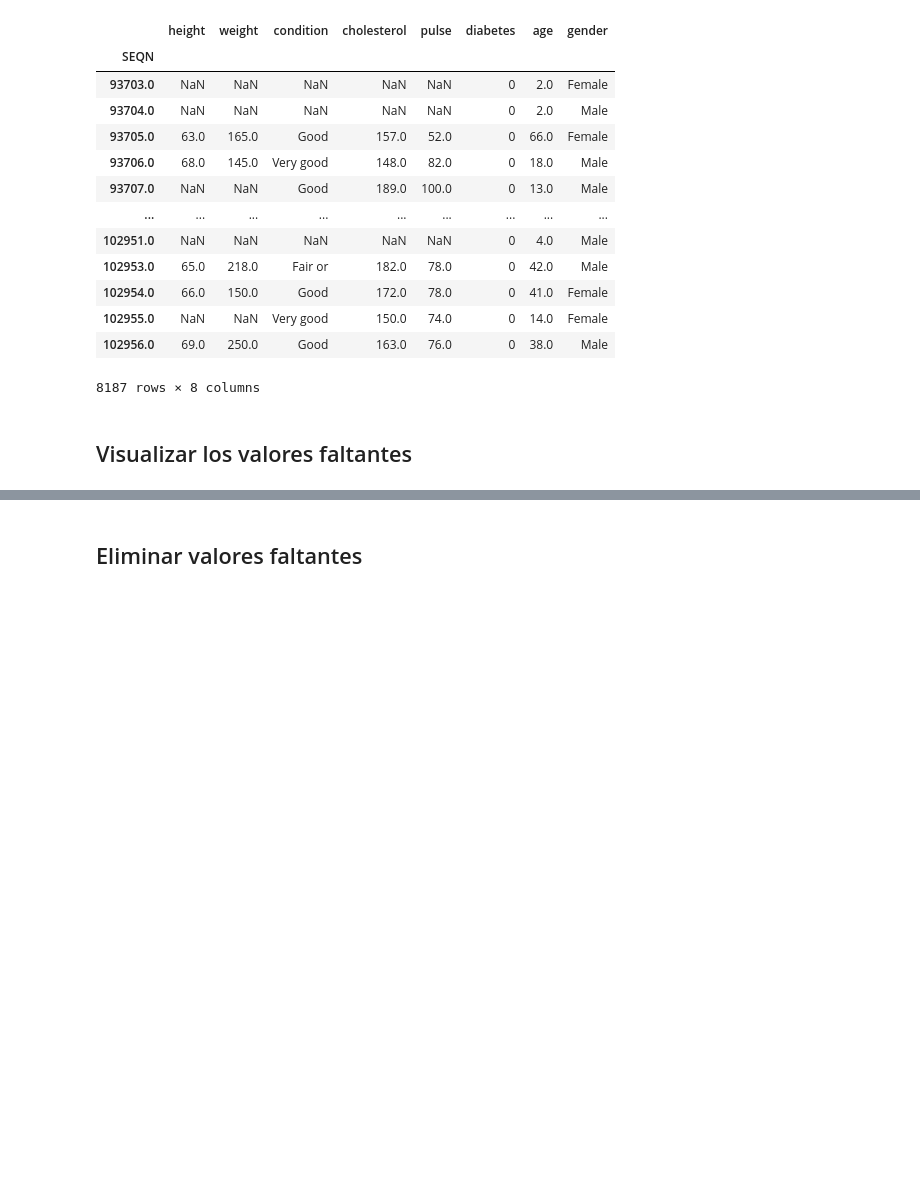
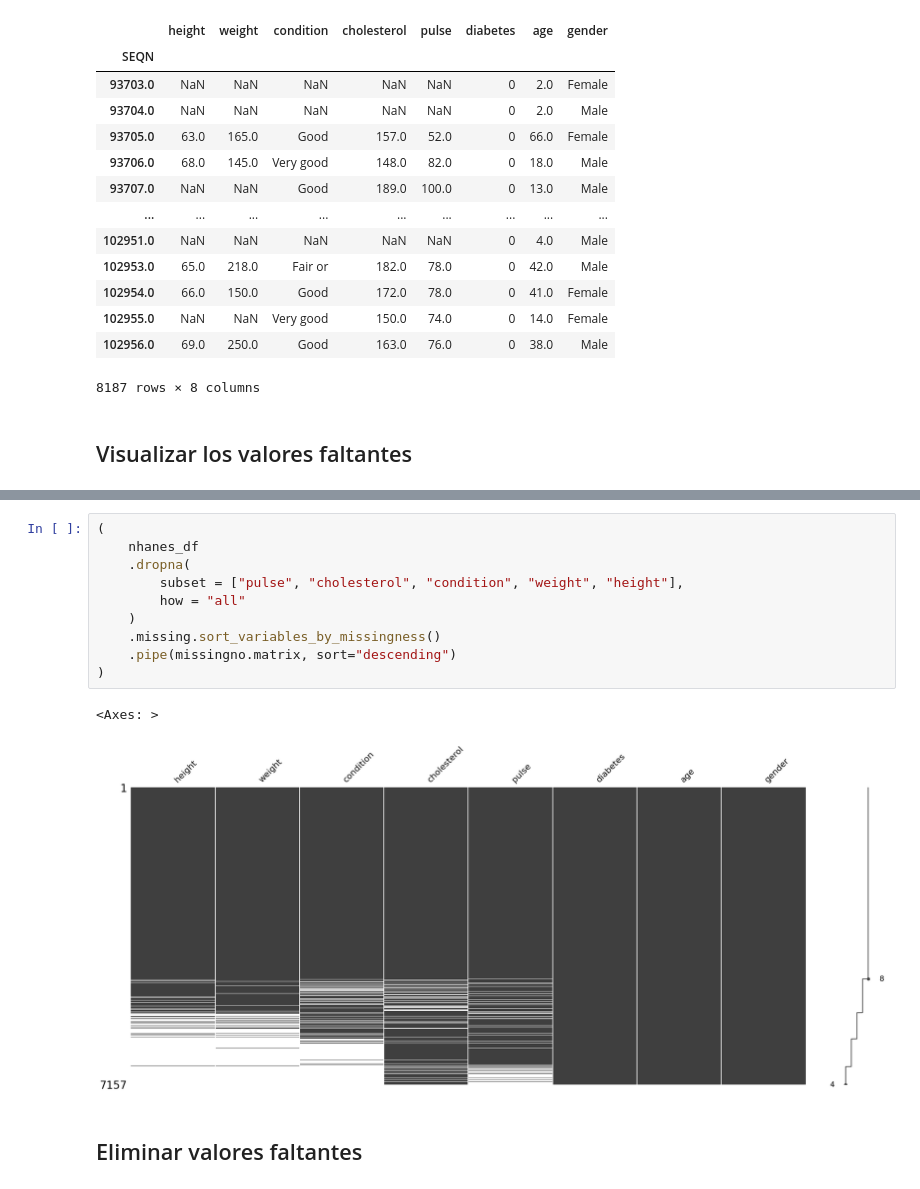
Before and after one commit to jariel17/curso-datos-faltantes-i, a Jupyter notebook: live-download-data-and-load-it.ipynb, the cells around one changed output, grey strips where cells are left out. Saved outputs shown, nothing was run; the diff lists cells and outputs as text; blank space fills up the shorter version.

```diff
--- a/live-download-data-and-load-it.ipynb
+++ b/live-download-data-and-load-it.ipynb
@@ -150,2 +171,15 @@ nhanes_df
+# %%
+(
+    nhanes_df
+    .dropna(
+        subset = ["pulse", "cholesterol", "condition", "weight", "height"],
+        how = "all"
+    )
+    .missing.sort_variables_by_missingness()
+    .pipe(missingno.matrix, sort="descending")
+)
+# %% [output]
+<Axes: >
+[figure, added]
 # %% [markdown]
 ## Eliminar valores faltantes
```
Also changed, not shown: parts of 3 cells of this notebook, 1 other file.
